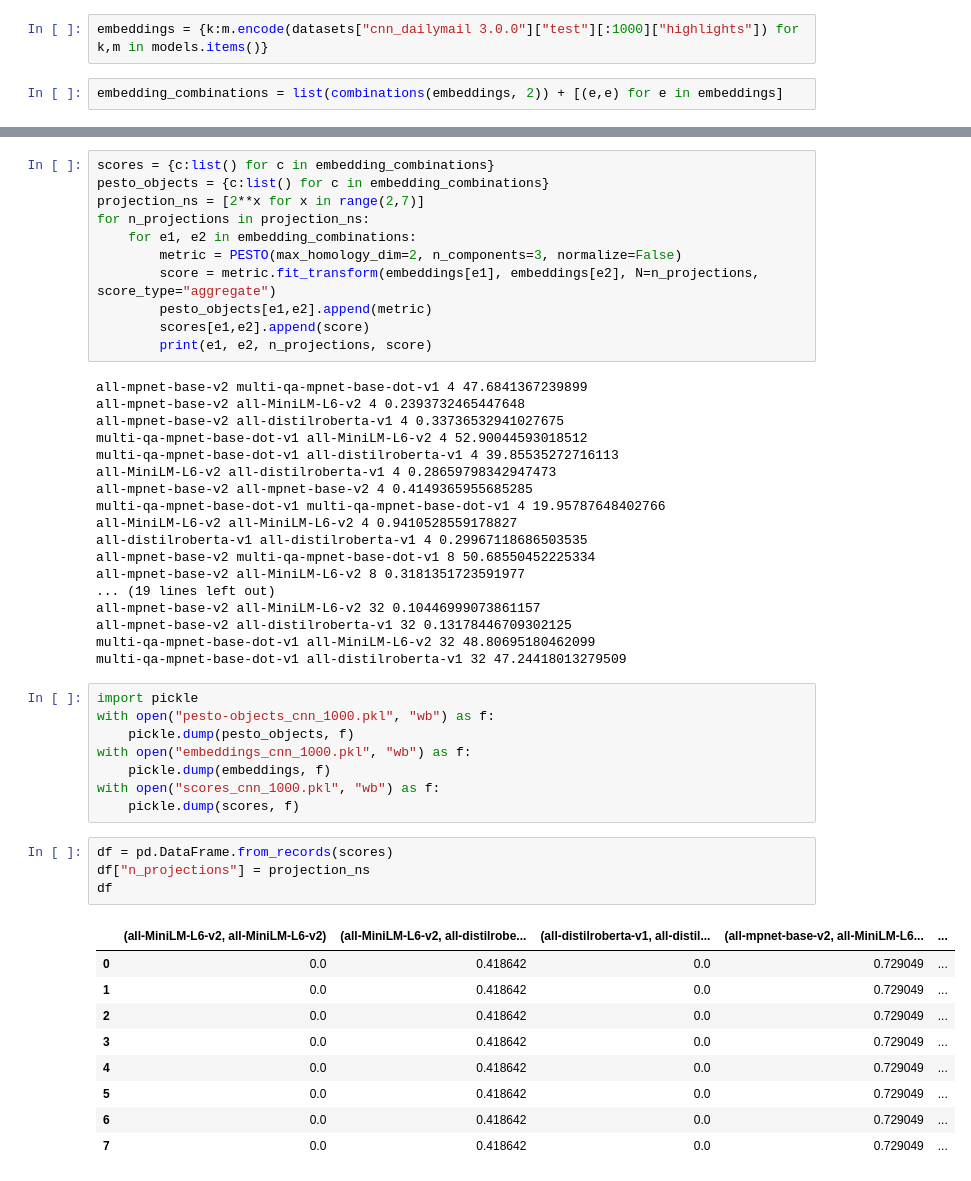
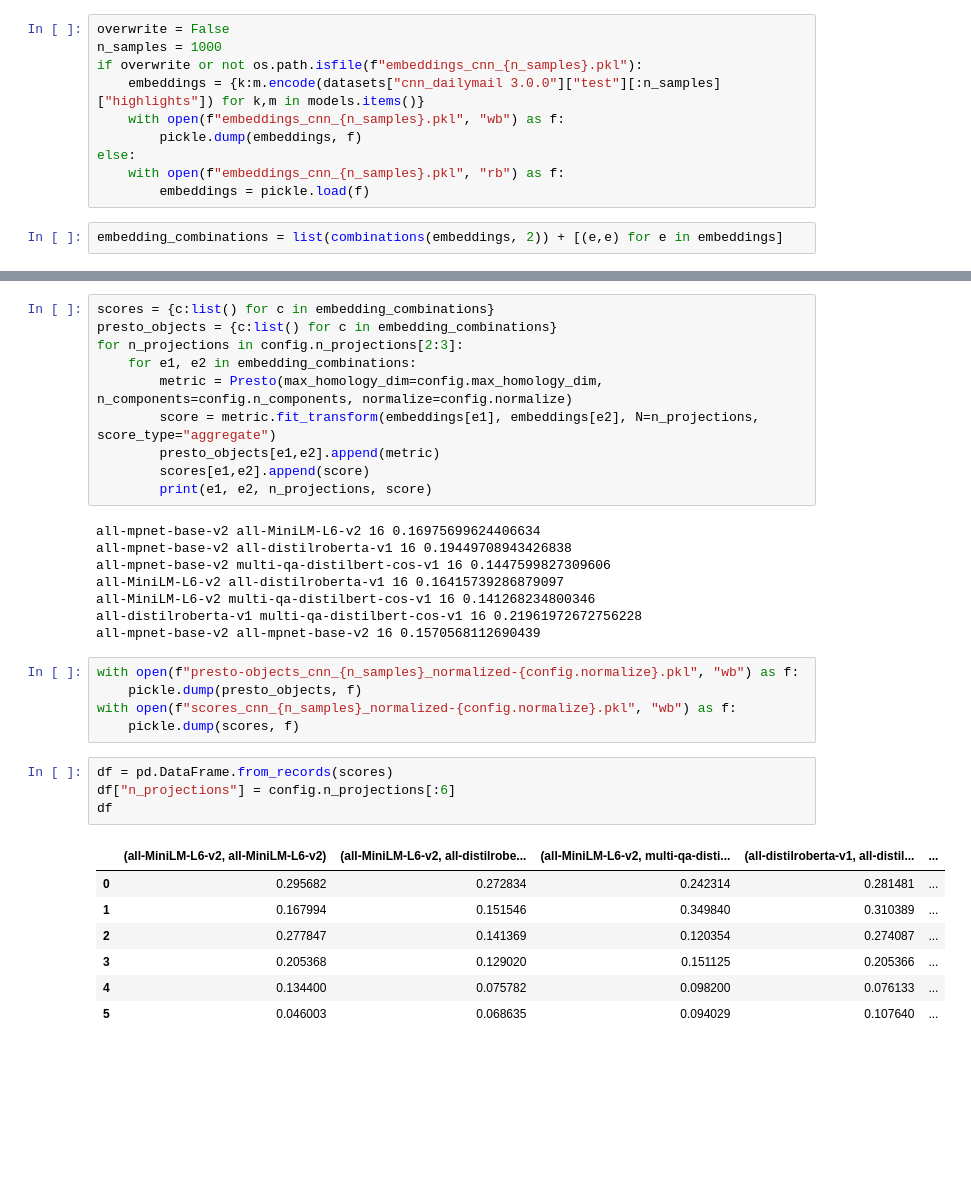
Before and after one commit to aidos-lab/Presto, a Jupyter notebook: notebooks/pesto_test.ipynb, the cells around one changed output, grey strips where cells are left out. Drawn from its saved outputs; the diff is of its cells as text; blank space fills up the shorter version.

```diff
--- a/notebooks/pesto_test.ipynb
+++ b/notebooks/pesto_test.ipynb
@@ -40,7 +42,15 @@ You can avoid this message in future by passing the argument `trust_remote_code=
 Passing `trust_remote_code=True` will be mandatory to load this dataset from the next major release of `datasets`.
   warnings.warn(
 # %%
-embeddings = {k:m.encode(datasets["cnn_dailymail 3.0.0"]["test"][:1000]["highlights"]) for k,m in models.items()}
+overwrite = False
+n_samples = 1000
+if overwrite or not os.path.isfile(f"embeddings_cnn_{n_samples}.pkl"):
+    embeddings = {k:m.encode(datasets["cnn_dailymail 3.0.0"]["test"][:n_samples]["highlights"]) for k,m in models.items()}
+    with open(f"embeddings_cnn_{n_samples}.pkl", "wb") as f:
+        pickle.dump(embeddings, f)
+else:
+    with open(f"embeddings_cnn_{n_samples}.pkl", "rb") as f:
+        embeddings = pickle.load(f)
 # %%
 embedding_combinations = list(combinations(embeddings, 2)) + [(e,e) for e in embeddings]
 # %% [markdown]
@@ -48,54 +58,38 @@ embedding_combinations = list(combinations(embeddings, 2)) + [(e,e) for e in emb
 # %%
 scores = {c:list() for c in embedding_combinations}
-pesto_objects = {c:list() for c in embedding_combinations}
-projection_ns = [2**x for x in range(2,7)]
-for n_projections in projection_ns:
+presto_objects = {c:list() for c in embedding_combinations}
+for n_projections in config.n_projections[2:3]:
     for e1, e2 in embedding_combinations:
-        metric = PESTO(max_homology_dim=2, n_components=3, normalize=False)
+        metric = Presto(max_homology_dim=config.max_homology_dim, n_components=config.n_components, normalize=config.normalize)
         score = metric.fit_transform(embeddings[e1], embeddings[e2], N=n_projections, score_type="aggregate")
-        pesto_objects[e1,e2].append(metric)
+        presto_objects[e1,e2].append(metric)
         scores[e1,e2].append(score)
         print(e1, e2, n_projections, score)
 # %% [output]
-all-mpnet-base-v2 multi-qa-mpnet-base-dot-v1 4 47.6841367239899
-all-mpnet-base-v2 all-MiniLM-L6-v2 4 0.2393732465447648
-all-mpnet-base-v2 all-distilroberta-v1 4 0.33736532941027675
-multi-qa-mpnet-base-dot-v1 all-MiniLM-L6-v2 4 52.90044593018512
-multi-qa-mpnet-base-dot-v1 all-distilroberta-v1 4 39.85535272716113
-all-MiniLM-L6-v2 all-distilroberta-v1 4 0.28659798342947473
-all-mpnet-base-v2 all-mpnet-base-v2 4 0.4149365955685285
-multi-qa-mpnet-base-dot-v1 multi-qa-mpnet-base-dot-v1 4 19.95787648402766
-all-MiniLM-L6-v2 all-MiniLM-L6-v2 4 0.9410528559178827
-all-distilroberta-v1 all-distilroberta-v1 4 0.29967118686503535
-all-mpnet-base-v2 multi-qa-mpnet-base-dot-v1 8 50.68550452225334
-all-mpnet-base-v2 all-MiniLM-L6-v2 8 0.3181351723591977
-... (19 lines left out)
-all-mpnet-base-v2 all-MiniLM-L6-v2 32 0.10446999073861157
-all-mpnet-base-v2 all-distilroberta-v1 32 0.13178446709302125
-multi-qa-mpnet-base-dot-v1 all-MiniLM-L6-v2 32 48.80695180462099
-multi-qa-mpnet-base-dot-v1 all-distilroberta-v1 32 47.24418013279509
+all-mpnet-base-v2 all-MiniLM-L6-v2 16 0.16975699624406634
+all-mpnet-base-v2 all-distilroberta-v1 16 0.19449708943426838
+all-mpnet-base-v2 multi-qa-distilbert-cos-v1 16 0.1447599827309606
+all-MiniLM-L6-v2 all-distilroberta-v1 16 0.16415739286879097
+all-MiniLM-L6-v2 multi-qa-distilbert-cos-v1 16 0.141268234800346
+all-distilroberta-v1 multi-qa-distilbert-cos-v1 16 0.21961972672756228
+all-mpnet-base-v2 all-mpnet-base-v2 16 0.1570568112690439
 # %%
-import pickle
-with open("pesto-objects_cnn_1000.pkl", "wb") as f:
-    pickle.dump(pesto_objects, f)
-with open("embeddings_cnn_1000.pkl", "wb") as f:
-    pickle.dump(embeddings, f)
-with open("scores_cnn_1000.pkl", "wb") as f:
+with open(f"presto-objects_cnn_{n_samples}_normalized-{config.normalize}.pkl", "wb") as f:
+    pickle.dump(presto_objects, f)
+with open(f"scores_cnn_{n_samples}_normalized-{config.normalize}.pkl", "wb") as f:
     pickle.dump(scores, f)
 # %%
 df = pd.DataFrame.from_records(scores)
-df["n_projections"] = projection_ns
+df["n_projections"] = config.n_projections[:6]
 df
 # %% [output]
-|  | (all-MiniLM-L6-v2, all-MiniLM-L6-v2) | (all-MiniLM-L6-v2, all-distilrobe... | (all-distilroberta-v1, all-distil... | (all-mpnet-base-v2, all-MiniLM-L6... | ... |
-| 0 | 0.0 | 0.418642 | 0.0 | 0.729049 | ... |
-| 1 | 0.0 | 0.418642 | 0.0 | 0.729049 | ... |
-| 2 | 0.0 | 0.418642 | 0.0 | 0.729049 | ... |
-| 3 | 0.0 | 0.418642 | 0.0 | 0.729049 | ... |
-| 4 | 0.0 | 0.418642 | 0.0 | 0.729049 | ... |
-| 5 | 0.0 | 0.418642 | 0.0 | 0.729049 | ... |
-| 6 | 0.0 | 0.418642 | 0.0 | 0.729049 | ... |
-| 7 | 0.0 | 0.418642 | 0.0 | 0.729049 | ... |
+|  | (all-MiniLM-L6-v2, all-MiniLM-L6-v2) | (all-MiniLM-L6-v2, all-distilrobe... | (all-MiniLM-L6-v2, multi-qa-disti... | (all-distilroberta-v1, all-distil... | ... |
+| 0 | 0.295682 | 0.272834 | 0.242314 | 0.281481 | ... |
+| 1 | 0.167994 | 0.151546 | 0.349840 | 0.310389 | ... |
+| 2 | 0.277847 | 0.141369 | 0.120354 | 0.274087 | ... |
+| 3 | 0.205368 | 0.129020 | 0.151125 | 0.205366 | ... |
+| 4 | 0.134400 | 0.075782 | 0.098200 | 0.076133 | ... |
+| 5 | 0.046003 | 0.068635 | 0.094029 | 0.107640 | ... |
 # %%
 melted_df = df.melt(id_vars=["n_projections"])
 melted_df.head()
```
Also changed, not shown: parts of 24 cells of this notebook, 7 other files.
